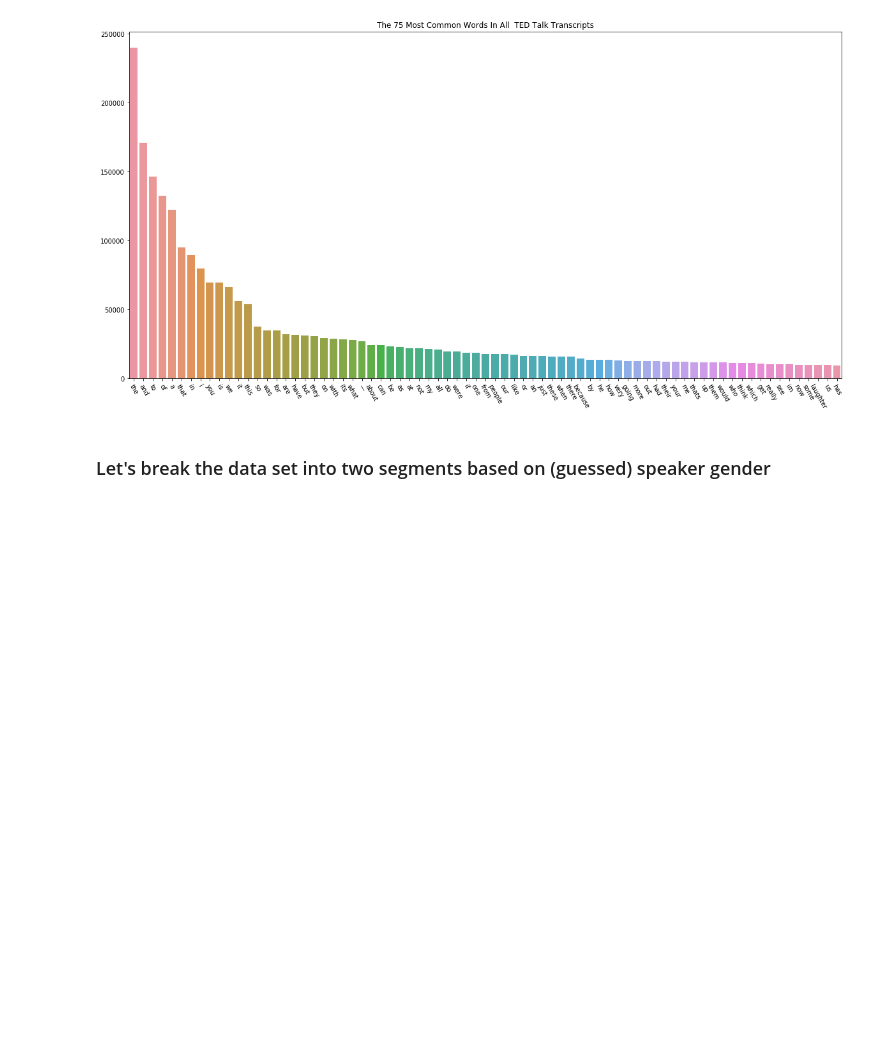
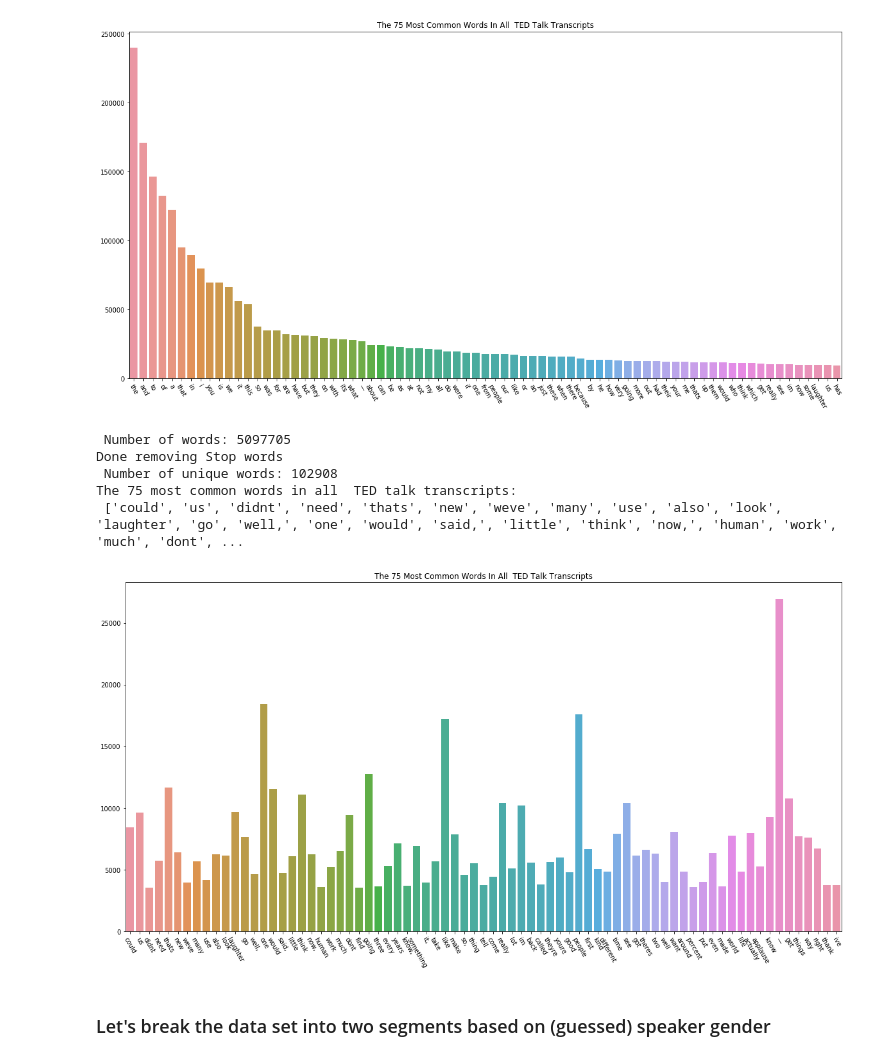
Before and after one commit to GreenMouth/Data-Science-Lab-Final-Project, a Jupyter notebook: src/Data-Exploration.ipynb, the cells around one changed output. Drawn from its saved outputs; the diff is of its cells as text; code cells hidden in the pictures; blank space fills up the shorter version.

Commit message:
Created copy of most frequent words function and aded code to remove stopwords using nltk

```diff
--- a/src/Data-Exploration.ipynb
+++ b/src/Data-Exploration.ipynb
@@ -105,6 +113,51 @@ _ = mostFrequentWords(data_trimmed,75)
 The 75 most common words in all  TED talk transcripts:
  ['the', 'and', 'to', 'of', 'a', 'that', 'in', 'i', 'you', 'is', 'we', 'it', 'this', 'so', 'was', 'for', 'are', 'have', 'but', 'they', 'on', 'with', 'its', 'what', '—', 'about', 'can', 'be', 'as', 'at ...
 [figure]
+# %%
+def mostFrequentWordsCopy(df,num_words_desired,descriptor=''):
+    # This loops over all rows in the clean transcripts column and
+    # puts every word in every transcript into a list called words
+    words = []
+    for row in df.itertuples():
+        words.extend(row.clean_transcripts.split())
+    print(descriptor,'Number of words:',len(words))
+
+    ## Removing Stopwords
+    filtered_words =[]
+    for token in words:
+        if token not in stopwords.words('english'):
+            filtered_words.append(token)
+    print("Done removing Stop words")
+    words = filtered_words
+    # Get counts for each word
+    word_counts = Counter(words)
+    print(descriptor,'Number of unique words:',len(word_counts))
+
+    # Grab the most common words
+    most_common = dict()
+    for word, word_count in word_counts.most_common(num_words_desired):
+        most_common[word] = word_count
+    print('The',num_words_desired, 'most common words in all',descriptor,'TED talk transcripts:\n',list(most_common.keys()))
+
+    # Plot a histogram
+    _ = plt.figure(figsize=(20,10))
+    _ = sns.barplot(list(most_common.keys()), list(most_common.values()))
+    title = 'The '+str(num_words_desired)+' Most Common Words In All '+ descriptor+' TED Talk Transcripts'
+    _ = plt.title(title)
+    _ = plt.xticks(rotation=300)
+    plt.show()
+
+    # Return list of most common words
+    return most_common
+# %%
+_ = mostFrequentWordsCopy(data_trimmed,75)
+# %% [output]
+ Number of words: 5097705
+Done removing Stop words
+ Number of unique words: 102908
+The 75 most common words in all  TED talk transcripts:
+ ['could', 'us', 'didnt', 'need', 'thats', 'new', 'weve', 'many', 'use', 'also', 'look', 'laughter', 'go', 'well,', 'one', 'would', 'said,', 'little', 'think', 'now,', 'human', 'work', 'much', 'dont', ...
+[figure, added]
 # %% [markdown]
 ### Let's break the data set into two segments based on (guessed) speaker gender
 # %%
```
Also changed, not shown: parts of 2 cells of this notebook.
